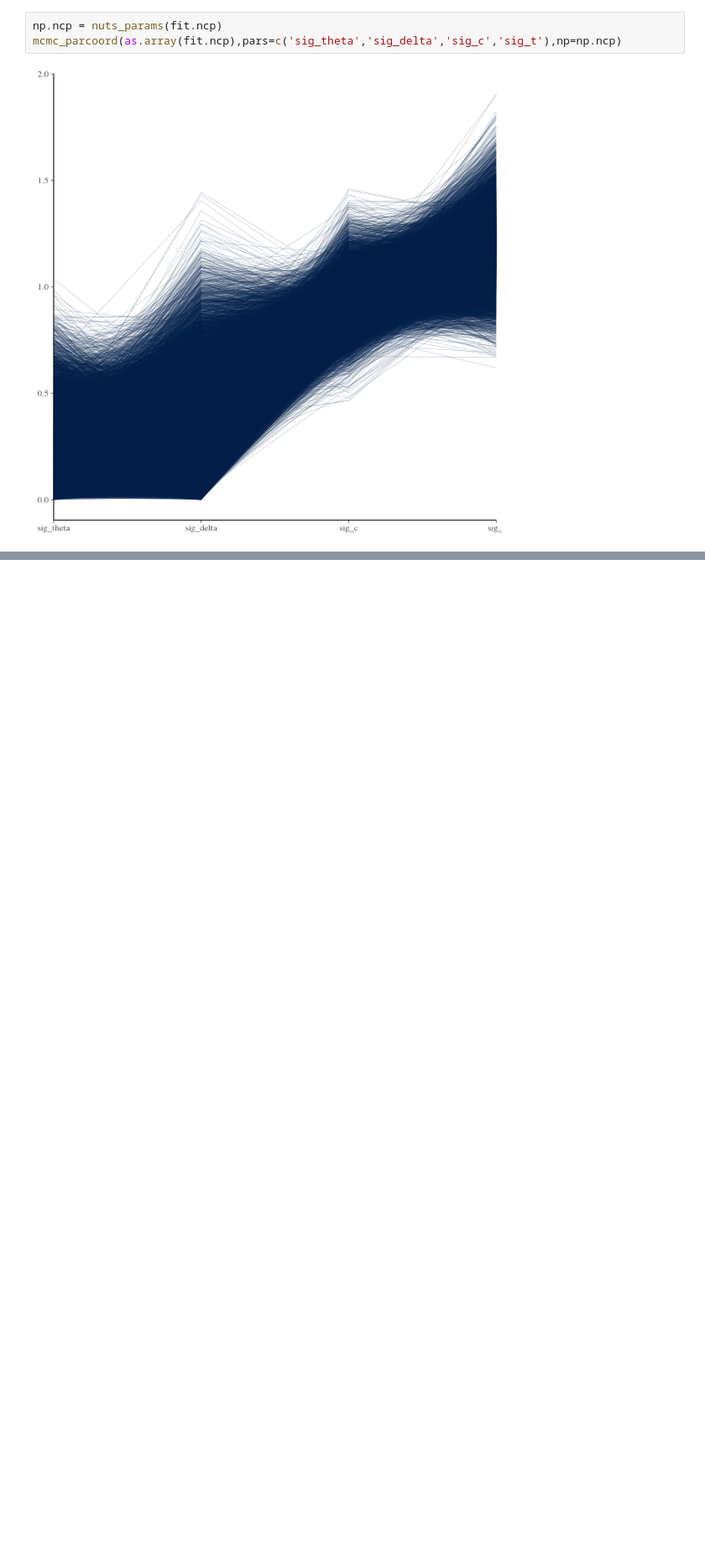
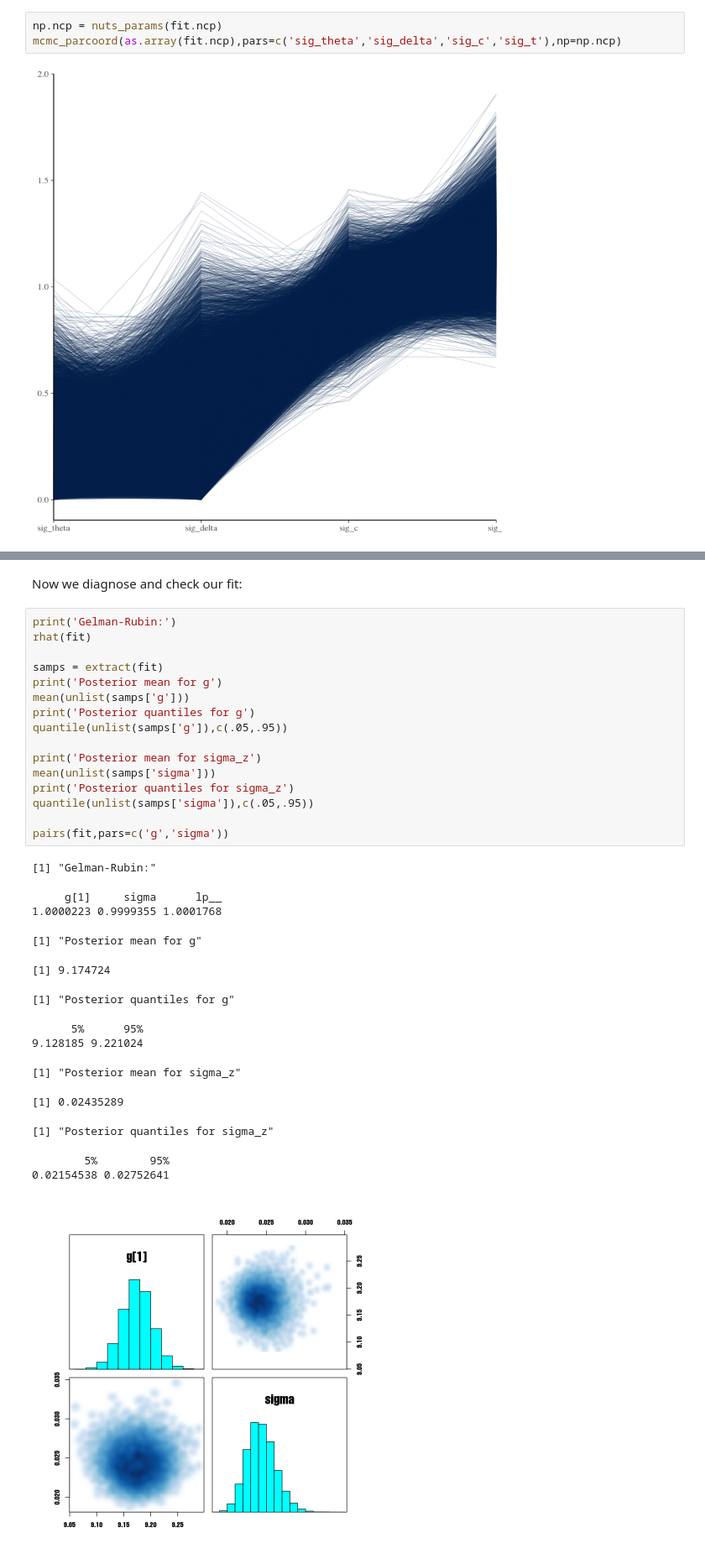
Before and after one commit to proof-by-accident/stan_lectures, a Jupyter notebook: Lecture 2.ipynb, the cells around one changed output, grey strips where cells are left out. Shown at 84% size. Cells and saved outputs as stored; diff of their text form; blank space fills up the shorter version.

```diff
--- a/Lecture 2.ipynb
+++ b/Lecture 2.ipynb
@@ -282,0 +508,33 @@ mcmc_parcoord(as.array(fit.ncp),pars=c('sig_theta','sig_delta','sig_c','sig_t'),
+# %% [markdown]
+Now we diagnose and check our fit:
+# %%
+print('Gelman-Rubin:')
+rhat(fit)
+
+samps = extract(fit)
+print('Posterior mean for g')
+mean(unlist(samps['g']))
+print('Posterior quantiles for g')
+quantile(unlist(samps['g']),c(.05,.95))
+
+print('Posterior mean for sigma_z')
+mean(unlist(samps['sigma']))
+print('Posterior quantiles for sigma_z')
+quantile(unlist(samps['sigma']),c(.05,.95))
+
+pairs(fit,pars=c('g','sigma'))
+# %% [output]
+[1] "Gelman-Rubin:"
+     g[1]     sigma      lp__
+1.0000223 0.9999355 1.0001768
+[1] "Posterior mean for g"
+[1] 9.174724
+[1] "Posterior quantiles for g"
+      5%      95%
+9.128185 9.221024
+[1] "Posterior mean for sigma_z"
+[1] 0.02435289
+[1] "Posterior quantiles for sigma_z"
+        5%        95%
+0.02154538 0.02752641
+[figure, added]
```
Also changed, not shown: parts of 13 cells of this notebook, 1 other file.
